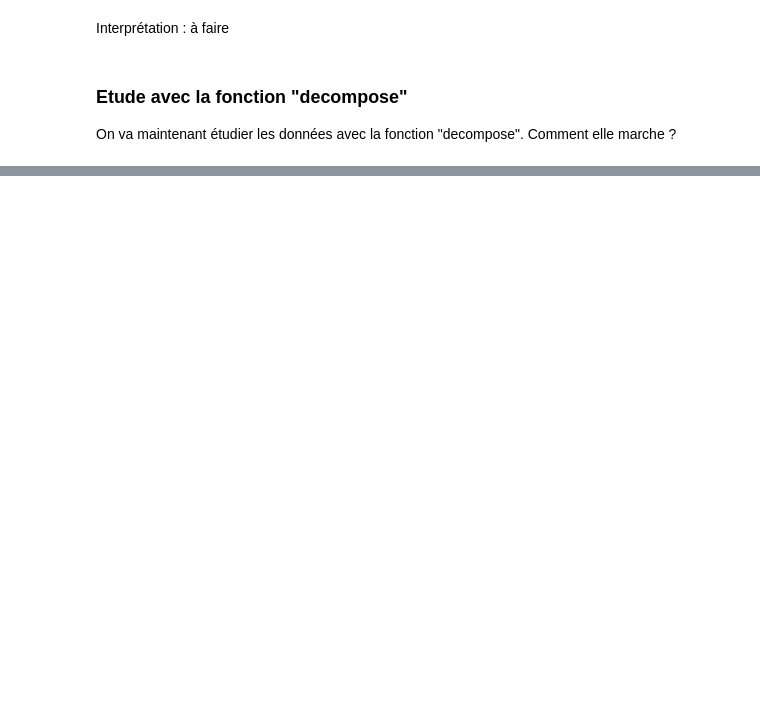
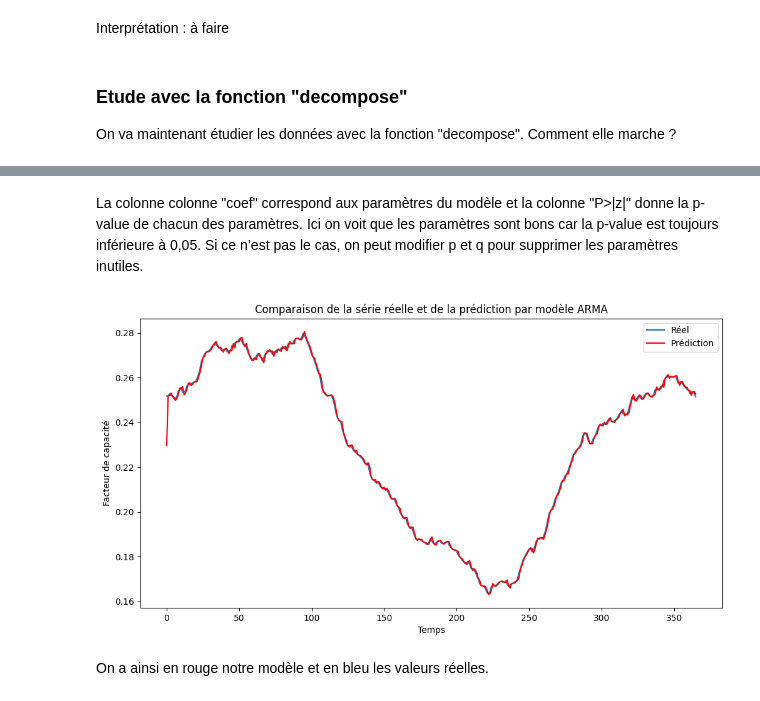
Before and after one commit to dpiot14/Project-4th-year, a Jupyter notebook: wind_Toulouse.ipynb, the cells around one changed output, grey strips where cells are left out. Drawn from its saved outputs; the diff is of its cells as text; code cells hidden in the pictures; blank space fills up the shorter version.

```diff
--- a/wind_Toulouse.ipynb
+++ b/wind_Toulouse.ipynb
@@ -192,0 +230,6 @@ plt.show()
+# %%
+from statsmodels.tsa.arima.model import ARIMA
+
+arma = ARIMA(serie, order=(1,0,3)).fit()
+
+arma.summary()
@@ -192,0 +258,17 @@ plt.show()
+# %% [markdown]
+La colonne colonne "coef" correspond aux paramètres du modèle et la colonne "P>|z|" donne la p-value de chacun des paramètres. Ici on voit que les paramètres sont bons car la p-value est toujours inférieure à 0,05. Si ce n’est pas le cas, on peut modifier p et q pour supprimer les paramètres inutiles.
+# %%
+pred = arma.predict()
+
+plt.figure(figsize=(12,6))
+plt.plot(serie,label="Réel")
+plt.plot(pred, color = "r",label="Prédiction")
+plt.xlabel('Temps')
+plt.ylabel('Facteur de capacité')
+plt.title("Comparaison de la série réelle et de la prédiction par modèle ARMA")
+plt.legend()
+plt.show()
+# %% [output]
+[figure, added]
+# %% [markdown]
+On a ainsi en rouge notre modèle et en bleu les valeurs réelles.
```
Also changed, not shown: parts of 13 cells of this notebook.
